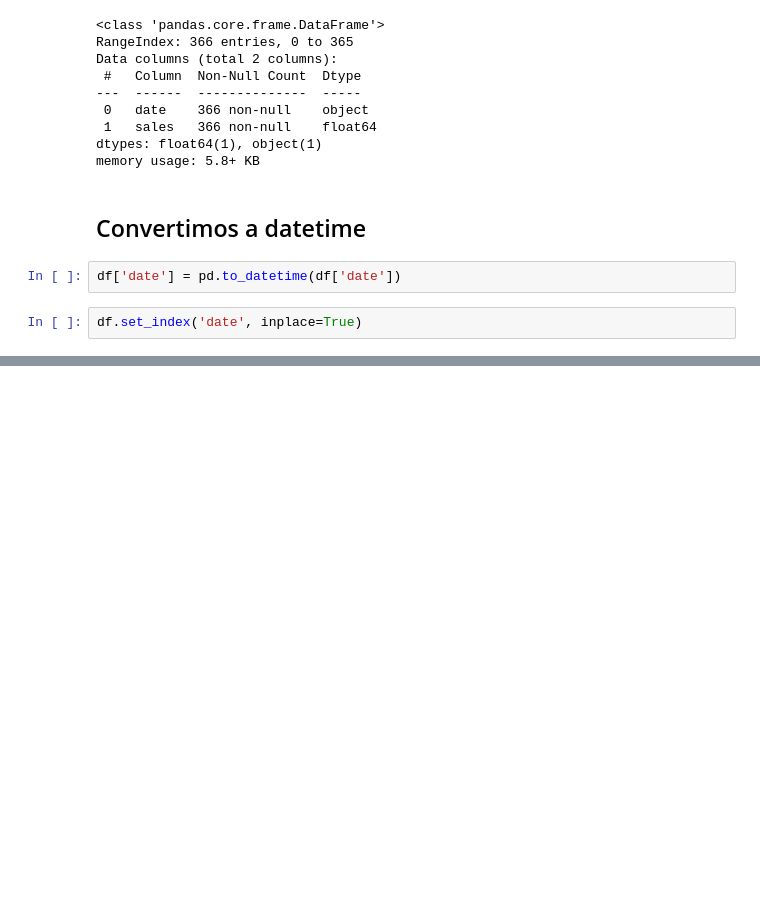
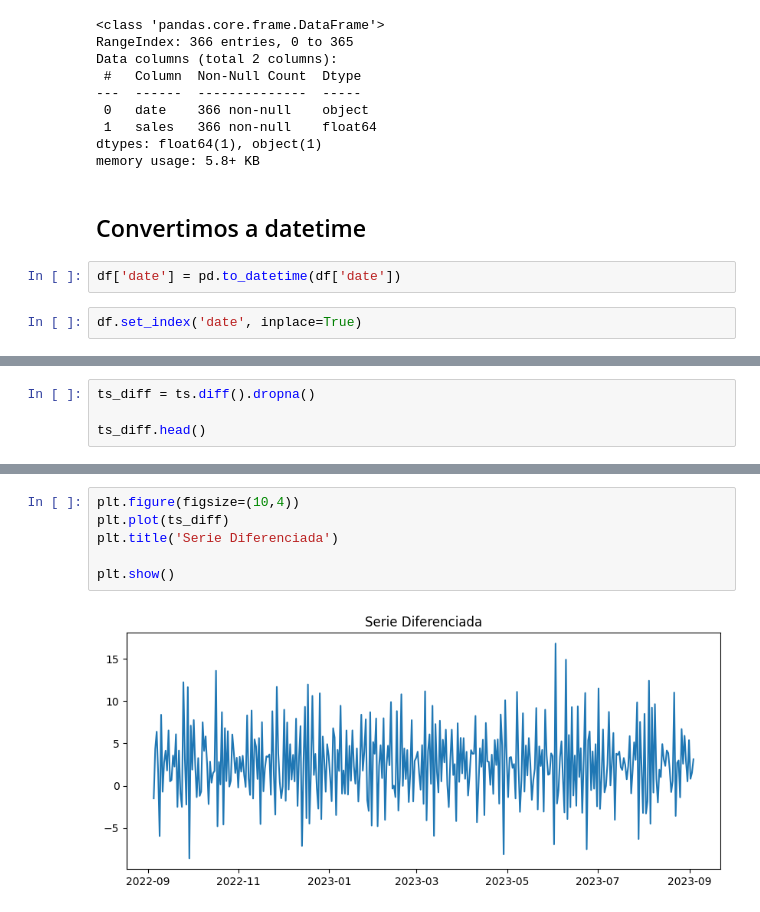
Before and after one commit to 4GeeksAcademy/Eder_Zelaya-Machine-Learnig, a Jupyter notebook: src/10-time-series-forecasting-sales.ipynb, the cells around one changed output, grey strips where cells are left out. Cells and saved outputs as stored; diff of their text form; blank space fills up the shorter version.

```diff
--- a/src/10-time-series-forecasting-sales.ipynb
+++ b/src/10-time-series-forecasting-sales.ipynb
@@ -30,0 +115,4 @@ df.set_index('date', inplace=True)
+# %%
+ts_diff = ts.diff().dropna()
+
+ts_diff.head()
@@ -30,0 +127,8 @@ df.set_index('date', inplace=True)
+# %%
+plt.figure(figsize=(10,4))
+plt.plot(ts_diff)
+plt.title('Serie Diferenciada')
+
+plt.show()
+# %% [output]
+[figure, added]
```
Also changed, not shown: parts of 34 cells of this notebook, 1 other file.
